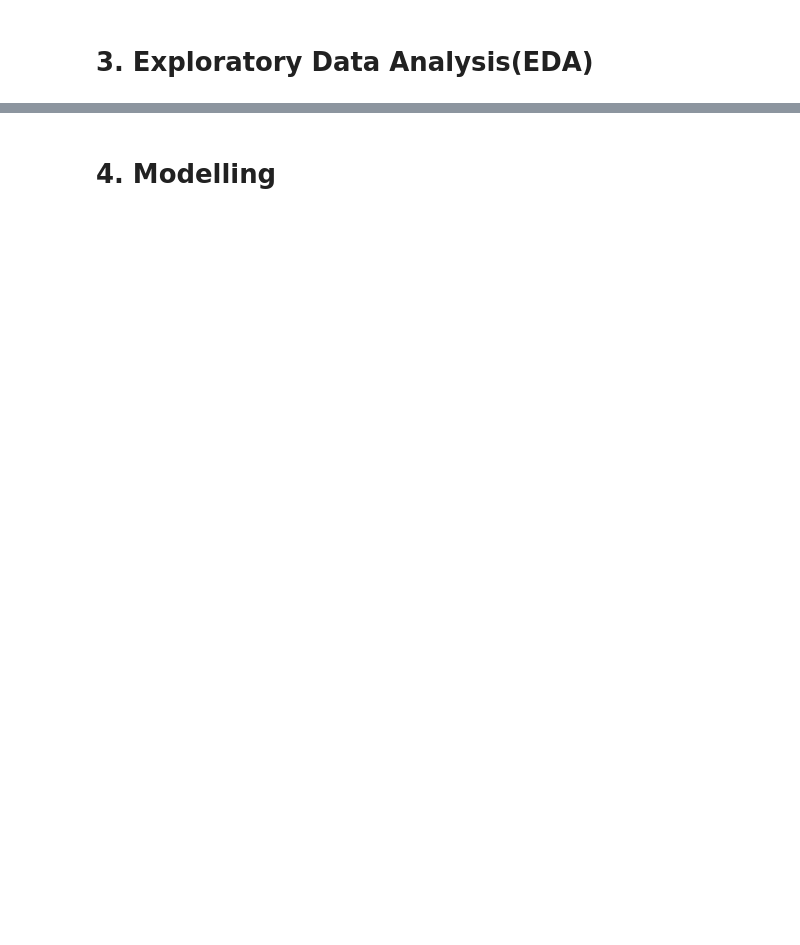
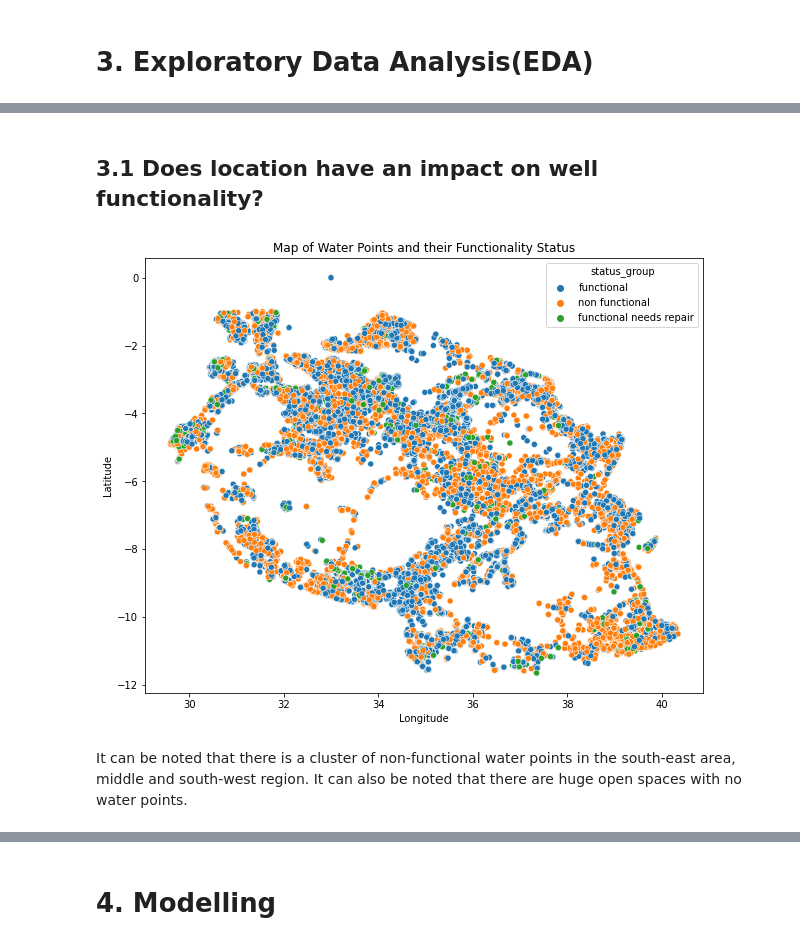
Before and after one commit to Mercy-Njambi/Tanzania-Water-Pump-Status, a Jupyter notebook: Tanzania Water Pump Status Modelling.ipynb, the cells around one changed output, grey strips where cells are left out. Drawn from its saved outputs; the diff is of its cells as text; code cells hidden in the pictures; blank space fills up the shorter version.

```diff
--- a/Tanzania Water Pump Status Modelling.ipynb
+++ b/Tanzania Water Pump Status Modelling.ipynb
@@ -229,0 +661,14 @@ ERROR: Command errored out with exit status 1: python setup.py egg_info Check th
+# %% [markdown]
+## 3.1 Does location have an impact on well functionality?
+# %%
+fig, ax = plt.subplots(figsize = (10,8))
+
+sns.scatterplot(data = df, x = 'longitude', y = 'latitude', hue = 'status_group')
+
+ax.set_title('Map of Water Points and their Functionality Status')
+ax.set_xlabel('Longitude')
+ax.set_ylabel('Latitude');
+# %% [output]
+[figure, added]
+# %% [markdown]
+It can be noted that there is a cluster of non-functional water points in the south-east area, middle and south-west region. It can also be noted that there are huge open spaces with no water points.
```
Also changed, not shown: parts of 96 cells of this notebook.
